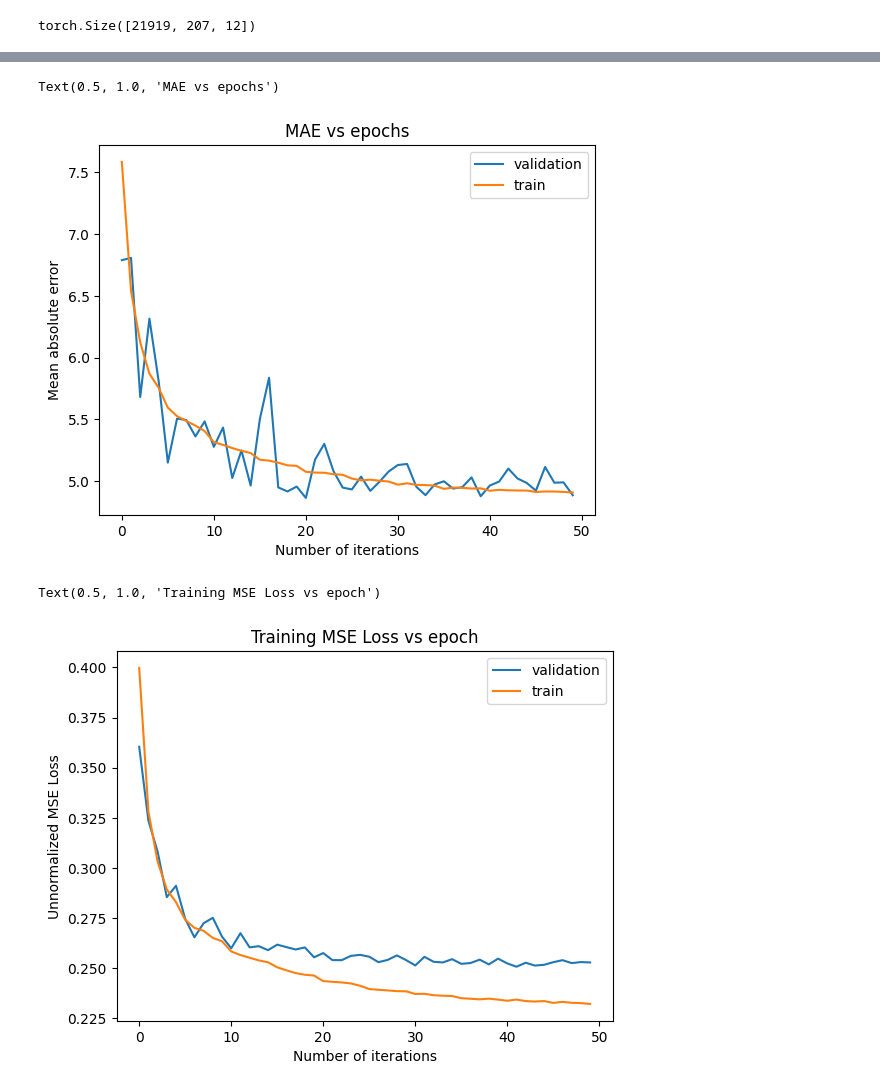
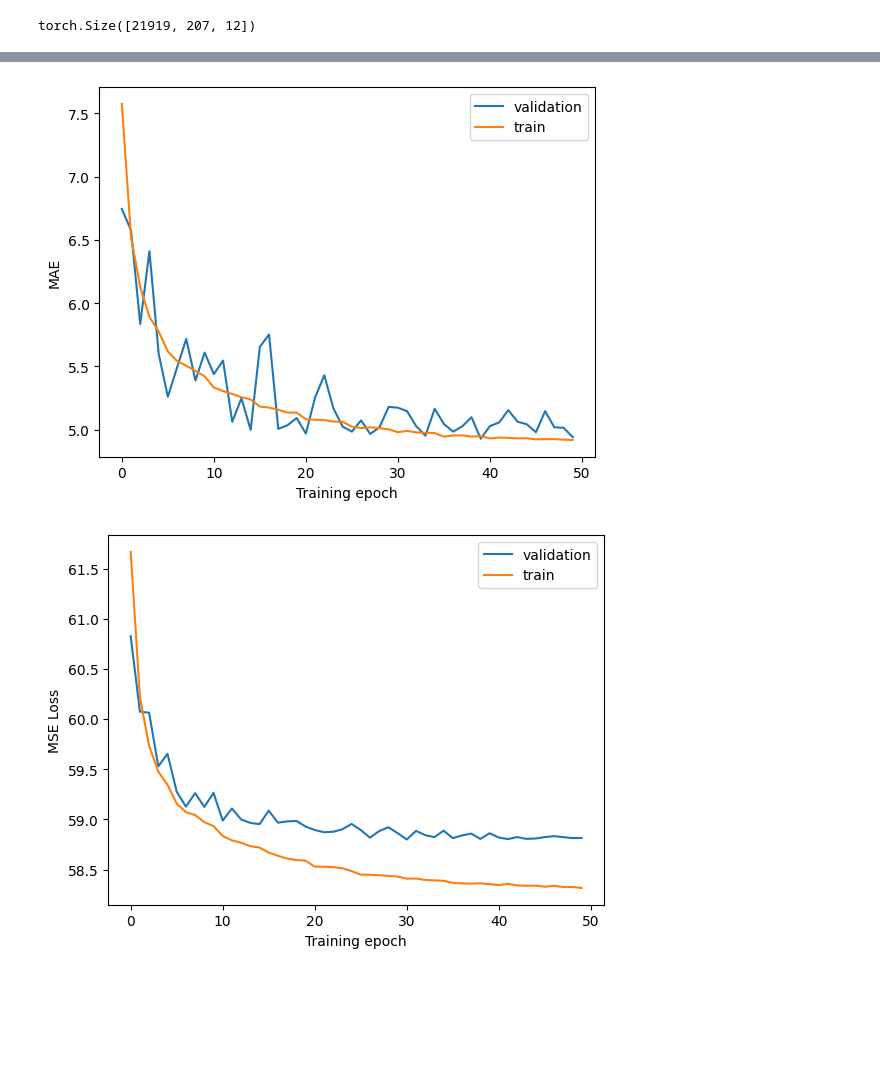
Before and after one commit to kedarghule/Spatio-Temporal-Network-Forecasting, a Jupyter notebook: stgcn/stgcn_batchnorm_tempConv.ipynb, the cells around one changed output, grey strips where cells are left out. Drawn from its saved outputs; the diff is of its cells as text; code cells hidden in the pictures; blank space fills up the shorter version.

Commit message:
final stgcn work

```diff
--- a/stgcn/stgcn_batchnorm_tempConv.ipynb
+++ b/stgcn/stgcn_batchnorm_tempConv.ipynb
@@ -225,7 +224,7 @@ def train_epoch(training_input, training_target, batch_size):
         loss = loss_criterion(out, y_batch)
         loss.backward()
         optimizer.step()
-        epoch_training_losses.append(loss.detach().cpu().numpy())
+        epoch_training_losses.append(loss.detach().cpu().numpy()*stds[0]+means[0])
 
         out_unnormalized = out.detach().cpu().numpy()*stds[0]+means[0]
         target_unnormalized = y_batch.detach().cpu().numpy()*stds[0]+means[0]
@@ -234,7 +233,7 @@ def train_epoch(training_input, training_target, batch_size):
 
     return sum(epoch_training_losses)/len(epoch_training_losses), sum(training_maes)/len(training_maes)
 # %%
-optimizer = torch.optim.RMSprop(net.parameters(), lr=1e-3)
+optimizer = torch.optim.Adam(net.parameters(), lr=1e-3)
 loss_criterion = nn.MSELoss()
 
 from torch.optim.lr_scheduler import StepLR
@@ -266,7 +265,7 @@ for epoch in range(epochs):
         for i in range(0, val_input.shape[0], batch_size):
             out = net(A, val_input[i:i+batch_size, ...])
             loss = loss_criterion(out, val_target[i:i+batch_size, ...]).to(device="cpu")
-            tmp_val_losses.append(np.ndarray.item(loss.detach().numpy()))
+            tmp_val_losses.append(np.ndarray.item(loss.detach().numpy())*stds[0]+means[0])
             out_unnormalized = out.detach().cpu().numpy() * stds[0] + means[0]
             target_unnormalized = val_target[i:i+batch_size, ...].detach().cpu().numpy() * stds[0] + means[0]
             mae = np.mean(np.absolute(out_unnormalized - target_unnormalized))
@@ -306,23 +305,25 @@ Validation MAE: 4.8848310514938
 # %%
 plt.plot(validation_maes, label='validation')
 plt.plot(training_maes, label='train')
 plt.legend()
-plt.xlabel("Number of iterations")
-plt.ylabel("Mean absolute error")
-plt.title("MAE vs epochs")
+plt.xlabel("Training epoch")
+plt.ylabel("MAE")
+#plt.title("MAE vs epochs")
+plt.savefig("STGCNnovel_MAE_epoch.png")
+plt.show()
 # %% [output]
-Text(0.5, 1.0, 'MAE vs epochs')
-[figure, old version]
+[figure, new version]
 # %%
 plt.plot(validation_losses, label='validation')
 plt.plot(training_losses, label='train')
 plt.legend()
-plt.xlabel("Number of iterations")
-plt.ylabel("Unnormalized MSE Loss")
-plt.title("Training MSE Loss vs epoch")
+plt.xlabel("Training epoch")
+plt.ylabel("MSE Loss")
+#plt.title("Training MSE Loss vs epoch")
+plt.savefig("STGCNnovel_MSE_epoch.png")
+plt.show()
 # %% [output]
-Text(0.5, 1.0, 'Training MSE Loss vs epoch')
-[figure, old version]
+[figure, new version]
 # %%
 with torch.no_grad():
     net.eval()
```
Also changed, not shown: parts of 9 cells of this notebook, 14 other files.
